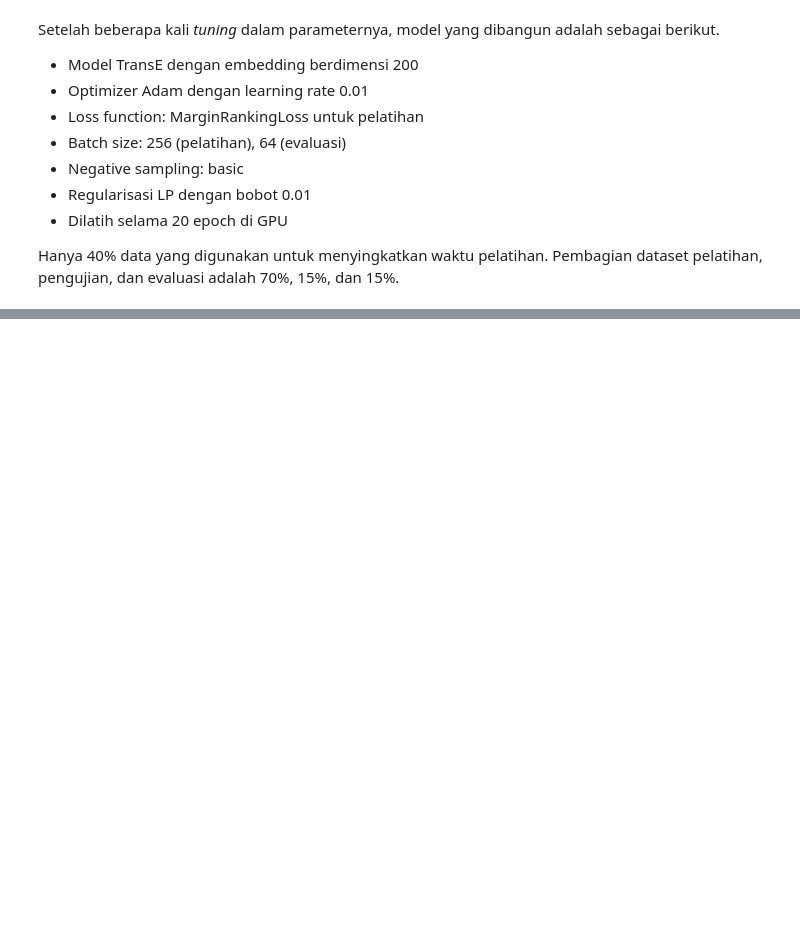
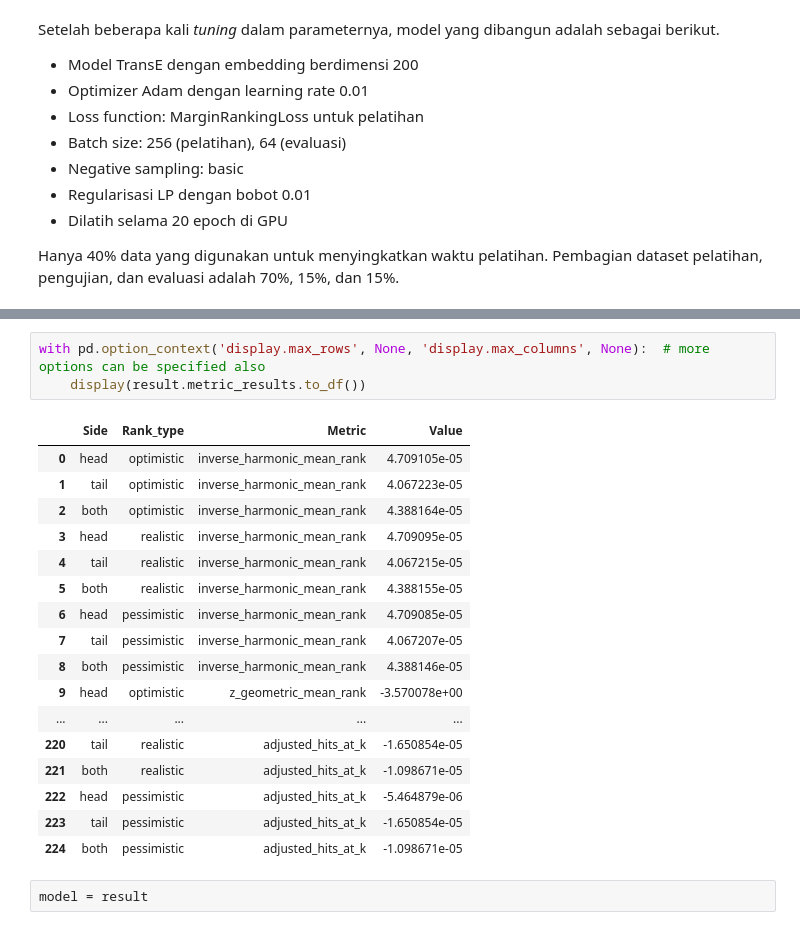
Before and after one commit to Miner-Lover/AmazonMining, a Jupyter notebook: link_prediction_Hans.ipynb, the cells around one changed output, grey strips where cells are left out. Saved outputs shown, nothing was run; the diff lists cells and outputs as text; blank space fills up the shorter version.

```diff
--- a/link_prediction_Hans.ipynb
+++ b/link_prediction_Hans.ipynb
@@ -227,0 +399,23 @@ INFO:pykeen.evaluation.evaluator:Evaluation took 299.18s seconds
+# %%
+with pd.option_context('display.max_rows', None, 'display.max_columns', None):  # more options can be specified also
+    display(result.metric_results.to_df())
+# %% [output]
+|  | Side | Rank_type | Metric | Value |
+| 0 | head | optimistic | inverse_harmonic_mean_rank | 4.709105e-05 |
+| 1 | tail | optimistic | inverse_harmonic_mean_rank | 4.067223e-05 |
+| 2 | both | optimistic | inverse_harmonic_mean_rank | 4.388164e-05 |
+| 3 | head | realistic | inverse_harmonic_mean_rank | 4.709095e-05 |
+| 4 | tail | realistic | inverse_harmonic_mean_rank | 4.067215e-05 |
+| 5 | both | realistic | inverse_harmonic_mean_rank | 4.388155e-05 |
+| 6 | head | pessimistic | inverse_harmonic_mean_rank | 4.709085e-05 |
+| 7 | tail | pessimistic | inverse_harmonic_mean_rank | 4.067207e-05 |
+| 8 | both | pessimistic | inverse_harmonic_mean_rank | 4.388146e-05 |
+| 9 | head | optimistic | z_geometric_mean_rank | -3.570078e+00 |
+| ... | ... | ... | ... | ... |
+| 220 | tail | realistic | adjusted_hits_at_k | -1.650854e-05 |
+| 221 | both | realistic | adjusted_hits_at_k | -1.098671e-05 |
+| 222 | head | pessimistic | adjusted_hits_at_k | -5.464879e-06 |
+| 223 | tail | pessimistic | adjusted_hits_at_k | -1.650854e-05 |
+| 224 | both | pessimistic | adjusted_hits_at_k | -1.098671e-05 |
+# %%
+model = result
```
Also changed, not shown: parts of 17 cells of this notebook.
